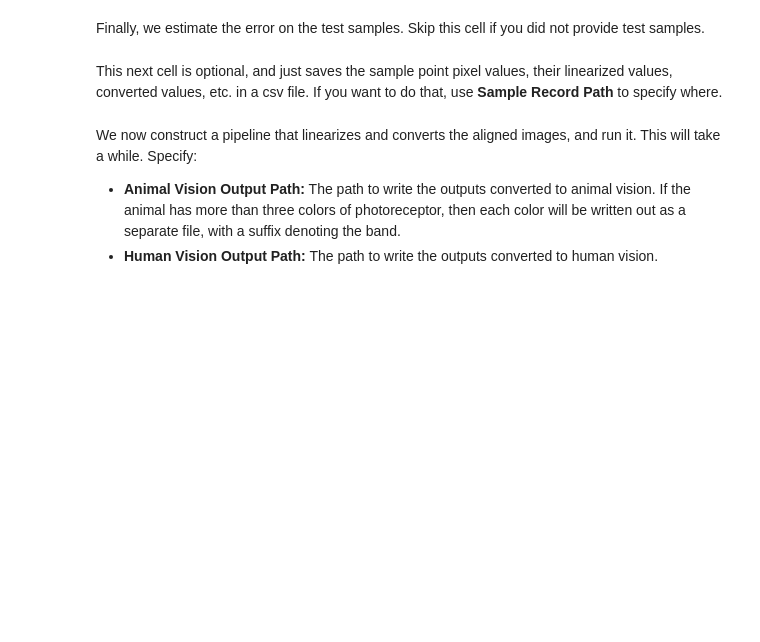
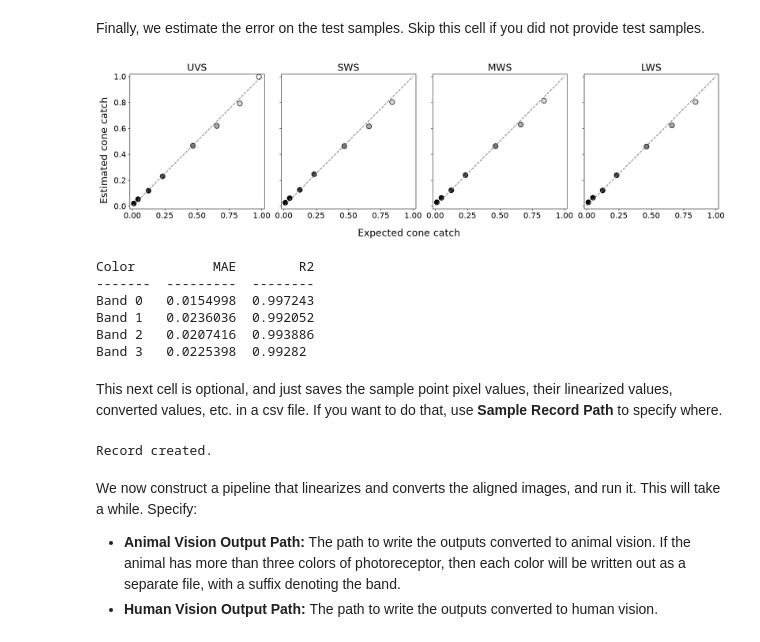
Before and after one commit to stephchia/video2vision, a Jupyter notebook: notebooks/Video-Analysis.ipynb, the cells around one changed output. Cells and saved outputs as stored; diff of their text form; code cells hidden in the pictures; blank space fills up the shorter version.

```diff
--- a/notebooks/Video-Analysis.ipynb
+++ b/notebooks/Video-Analysis.ipynb
@@ -232,9 +260,8 @@ Next, we construct the operator to convert linearized camera values to animal va
  * **Animal Sensitivities Path:** The path to a csv containing the per-wavelength sensitivities of the color receptors in the animal's eyes. Suitable csvs can be found in the animal_sensitivities subfolder of the data folder.
  * **Sense Converter Path:** The path to a JSON containing an automatic sense converter. Suitable converters can be found in the converters subfolder of the data folder. New converters can be built using the Sense-Converter-Builder notebook.
 # %%
-# v2v_nb.ConfigBox('animal_sensitivity_path', 'sense_converter_path')
-config['animal_sensitivity_path'] = str(PATH_V2V / 'data/animal_sensitivities/bluetit_sensitivities.csv')
-config['sense_converter_path'] = str(PATH_V2V / 'data/converters/bluetit_converter.json')
+config['animal_sensitivity_path'] = str(PATH_V2V / 'data/animal_sensitivities/budgerigar_sensitivity.csv')
+config['sense_converter_path'] = str(PATH_V2V / 'data/converters/budgie_converter.json')
 # %% [markdown]
 We visualize the sensitivity of the camera and the animal's photoreceptors.
 # %%
@@ -302,2 +309,48 @@ print(table)
+# %%
+expected_values, predicted_values, colors, table = v2v_nb.processing.evaluate_conversion(
+    line_op, config['linearization_values_path'],
+    vis_linearization_selector, uv_linearization_selector,
+)
+
+cone_names = ['UVS', 'SWS', 'MWS', 'LWS']
+
+fig, axes = plot.subplots(
+    1, animal_sense.shape[1],
+    figsize=(18, 5),
+    sharey=True,
+    sharex=True,
+)
+
+for band, ax in enumerate(axes):
+    ax.set_title(cone_names[band])
+
+    ax.scatter(
+        expected_values[:, band],
+        predicted_values[:, band],
+        s=100,
+        c=colors,
+        edgecolors='black',
+    )
+
+    ax.plot([0, 1], [0, 1], '--', color='gray')
+    ax.set_xlim(-0.02, 1.02)
+    ax.set_ylim(-0.02, 1.02)
+    ax.set_aspect('equal', adjustable='box')
+
+fig.supxlabel('Expected cone catch')
+fig.supylabel('Estimated cone catch')
+
+fig.tight_layout()
+plot.show()
+
+print(table)
+# %% [output]
+[figure, added]
+Color          MAE        R2
+-------  ---------  --------
+Band 0   0.0154998  0.997243
+Band 1   0.0236036  0.992052
+Band 2   0.0207416  0.993886
+Band 3   0.0225398  0.99282
 # %% [markdown]
 This next cell is optional, and just saves the sample point pixel values, their linearized values, converted values, etc. in a csv file. If you want to do that, use **Sample Record Path** to specify where.
@@ -307,8 +357,11 @@ config['sample_record_path'] = str(PATH_V2V / 'sample_record.csv')
 # %%
+config['sample_record_path'] = str(PATH_V2V / 'sample_record.csv')
 v2v_nb.create_record(
     line_op, vis_linearization_selector, uv_linearization_selector,
     vis_test_selector, uv_test_selector,
 )
+# %% [output]
+Record created.
 # %% [markdown]
 We now construct a pipeline that linearizes and converts the aligned images, and run it. This will take a while. Specify:
 
```
Also changed, not shown: parts of 18 cells of this notebook, 13 other files.
